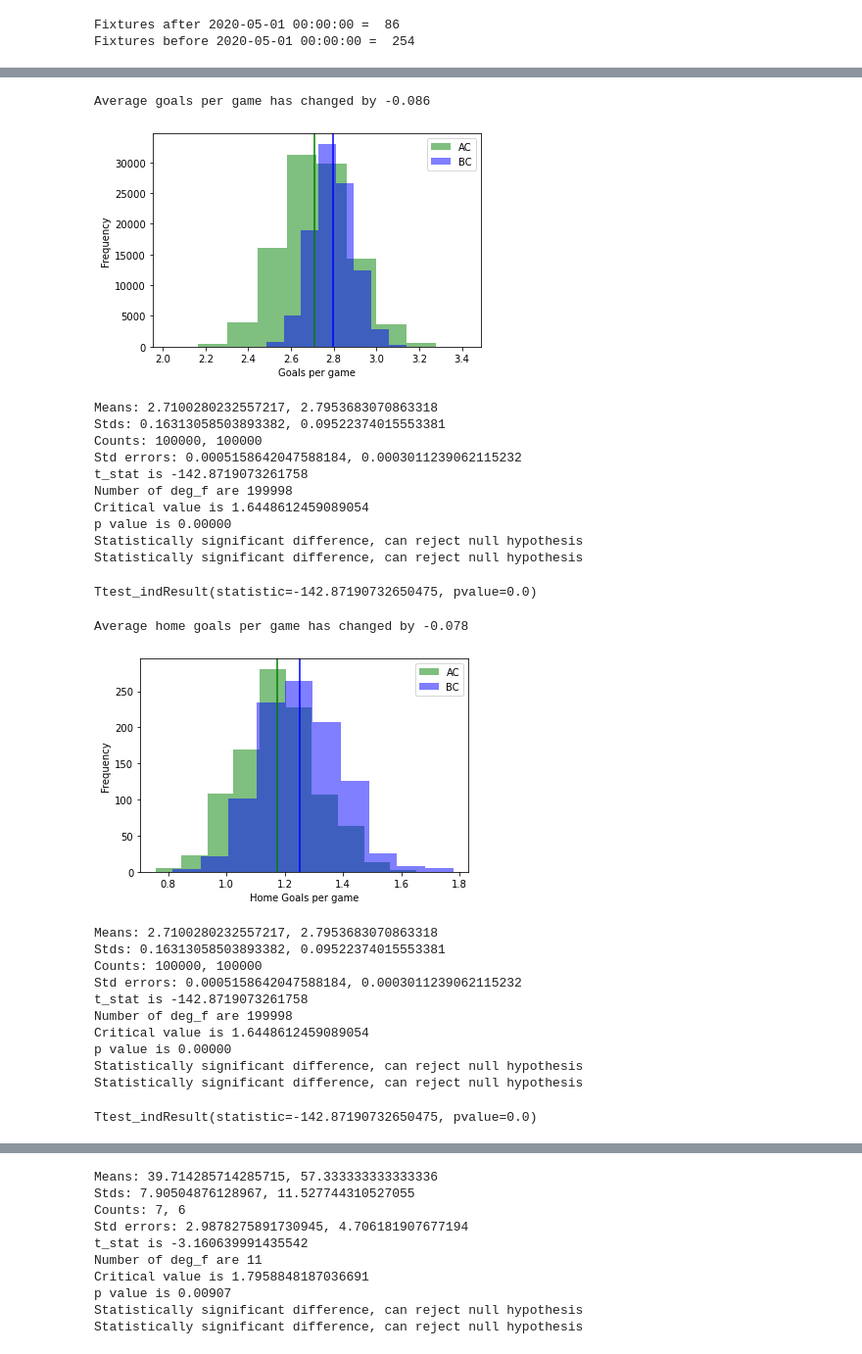
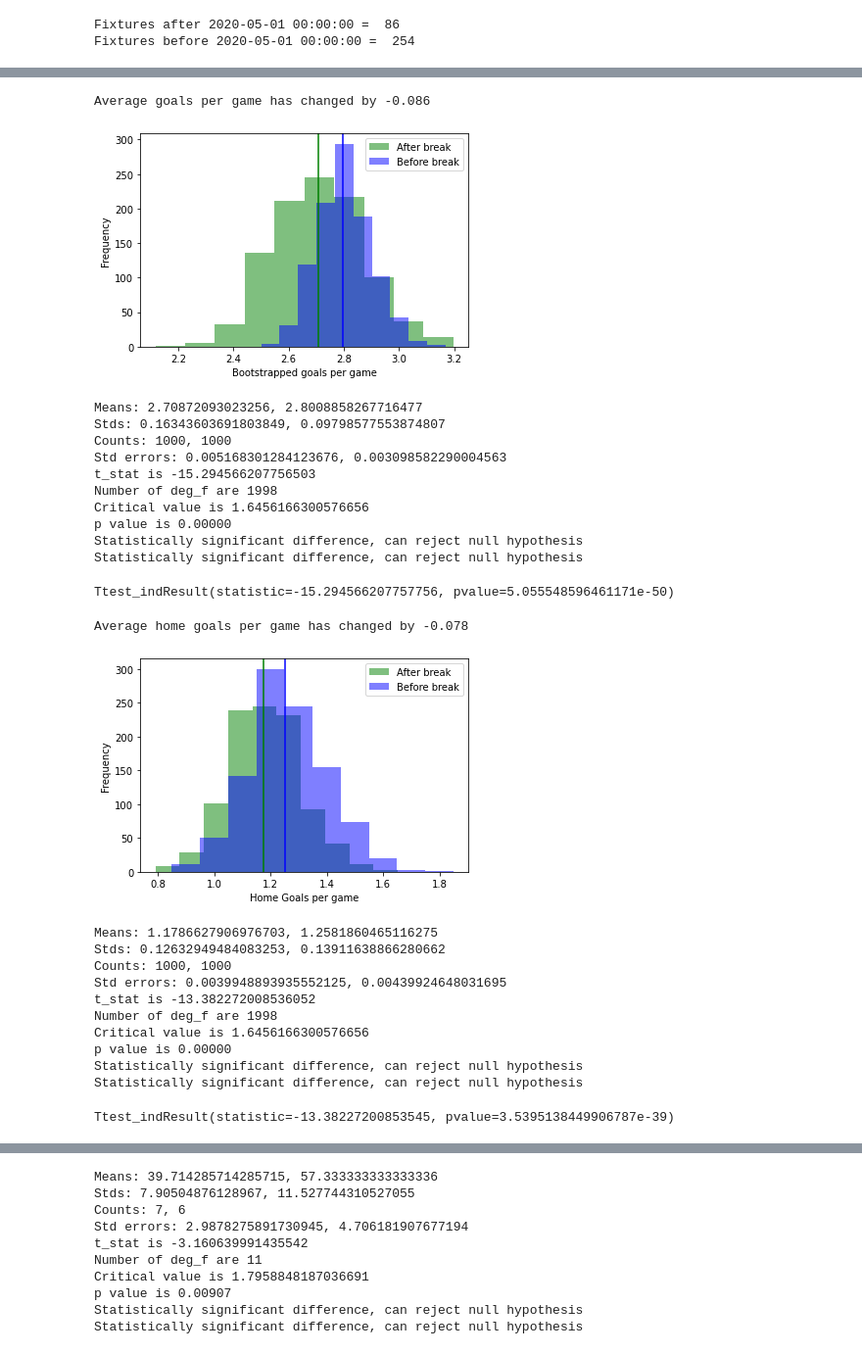
Before and after one commit to conorhamill36/FootballStats, a Jupyter notebook: FootballStats.ipynb, the cells around one changed output, grey strips where cells are left out. Shown: that part at 98% size. Cells and saved outputs as stored; diff of their text form; code cells hidden in the pictures.

```diff
--- a/FootballStats.ipynb
+++ b/FootballStats.ipynb
@@ -115,8 +112,8 @@ Premier League id is 234
 # %%
 def getSeasonIDfromLeagueID(season_name, league_id):
-    url = f"https://elenasport-io1.p.rapidapi.com/v2/leagues/{leagueID}/seasons"
+    url = f"https://elenasport-io1.p.rapidapi.com/v2/leagues/{league_id}/seasons"
     print(f"Season url is {url}")
-    league_data_json = makeRequest(url)
+    league_json = makeRequest(url)
     for key in league_json['data']:
         print(key['leagueName'])
         print(season_name)
@@ -139,13 +137,14 @@ def getFixturesfromSeasonID(season_id):
     print(f"Url is {url}")
     fixtureData = []
 
-    for page_no in range(1, 20):
-        print(f"Getting data from page {page_no}")
+    for page_no in range(1, 25):
+        print(f"\nGetting data from page {page_no}\n")
         querystring = {"page":str(page_no),"expand":"stats,events"}
         season_json = makeRequest(url, querystring)
 
-        for fixture in season_json['data']:
+        for fixture_counter, fixture in enumerate(season_json['data']):
 #             print(f"Date: {fixture['date']}")
+            print(fixture_counter)
             fixtureData.append(getFixtureStats(fixture))
 
     return fixtureData
@@ -211,3 +215,6 @@ fixture_df.tail()
 | 363 | 2019-12-07 15:00:00 | Watford | Crystal Palace | 0 | 0 | 0 | 5 |
 | 364 | 2019-12-07 17:30:00 | Manchester City | Manchester United | 1 | 2 | 0 | 5 |
 | 365 | 2019-12-08 14:00:00 | Aston Villa | Leicester City | 1 | 4 | 0 | 8 |
+# %%
+fixture_df.sort_values(by='Date', inplace = True, ignore_index=True)
+fixture_df
@@ -277,7 +395,7 @@ fixture_df['Sum Goals'] = fixture_df['Away Goals'] + fixture_df['Home Goals']
 # %%
 fixture_df_AC, fixture_df_BC = split_data_by_date(fixture_df, '2020-05-01')
-bootstrapped_fixtures_fixture_df_AC_goals = pd.DataFrame({'Mean Goals' : [fixture_df_AC['Sum Goals'].sample(len(fixture_df_AC['Sum Goals']), replace=True).mean() for i in range(100000)]})
-bootstrapped_fixtures_fixture_df_BC_goals = pd.DataFrame({'Mean Goals' : [fixture_df_BC['Sum Goals'].sample(len(fixture_df_BC['Sum Goals']), replace=True).mean() for i in range(100000)]})
+bootstrapped_fixtures_fixture_df_AC_goals = pd.DataFrame({'Mean Goals' : [fixture_df_AC['Sum Goals'].sample(len(fixture_df_AC['Sum Goals']), replace=True).mean() for i in range(1000)]})
+bootstrapped_fixtures_fixture_df_BC_goals = pd.DataFrame({'Mean Goals' : [fixture_df_BC['Sum Goals'].sample(len(fixture_df_BC['Sum Goals']), replace=True).mean() for i in range(1000)]})
 # %% [output]
 Fixtures after 2020-05-01 00:00:00 =  86
 Fixtures before 2020-05-01 00:00:00 =  254
@@ -284,26 +412,26 @@ Fixtures before 2020-05-01 00:00:00 =  254
 # %%
-bootstrapped_fixtures_fixture_df_AC_goals['Mean Goals'].plot.hist(alpha=0.5, color='green', label= "AC")
-bootstrapped_fixtures_fixture_df_BC_goals['Mean Goals'].plot.hist(alpha=0.5, color='blue', label= "BC")
+bootstrapped_fixtures_fixture_df_AC_goals['Mean Goals'].plot.hist(alpha=0.5, color='green', label= "After break")
+bootstrapped_fixtures_fixture_df_BC_goals['Mean Goals'].plot.hist(alpha=0.5, color='blue', label= "Before break")
 plt.axvline(fixture_df_AC['Sum Goals'].mean(), color='green')
 plt.axvline(fixture_df_BC['Sum Goals'].mean(), color='blue')
 plt.legend()
-plt.xlabel("Goals per game")
+plt.xlabel("Bootstrapped goals per game")
 print("Average goals per game has changed by {:.3f}".format(fixture_df_AC['Sum Goals'].mean() - fixture_df_BC['Sum Goals'].mean()))
 # %% [output]
 Average goals per game has changed by -0.086
-[figure, old version]
+[figure, new version]
 # %%
 calculate_t_statistic(bootstrapped_fixtures_fixture_df_AC_goals['Mean Goals'], bootstrapped_fixtures_fixture_df_BC_goals['Mean Goals'])
-scipy.stats.ttest_ind(bootstrapped_fixtures_fixture_df_AC_goals['Mean Goals'], bootstrapped_fixtures_fixture_df_BC_goals['Mean Goals'])
+stats.ttest_ind(bootstrapped_fixtures_fixture_df_AC_goals['Mean Goals'], bootstrapped_fixtures_fixture_df_BC_goals['Mean Goals'])
 # %% [output]
-Means: 2.7100280232557217, 2.7953683070863318
-Stds: 0.16313058503893382, 0.09522374015553381
-Counts: 100000, 100000
-Std errors: 0.0005158642047588184, 0.0003011239062115232
-t_stat is -142.8719073261758
-Number of deg_f are 199998
-Critical value is 1.6448612459089054
+Means: 2.70872093023256, 2.8008858267716477
+Stds: 0.16343603691803849, 0.09798577553874807
+Counts: 1000, 1000
+Std errors: 0.005168301284123676, 0.003098582290004563
+t_stat is -15.294566207756503
+Number of deg_f are 1998
+Critical value is 1.6456166300576656
 p value is 0.00000
 Statistically significant difference, can reject null hypothesis
 Statistically significant difference, can reject null hypothesis
-Ttest_indResult(statistic=-142.87190732650475, pvalue=0.0)
+Ttest_indResult(statistic=-15.294566207757756, pvalue=5.055548596461171e-50)
@@ -312,8 +441,8 @@ Ttest_indResult(statistic=-142.87190732650475, pvalue=0.0)
 bootstrapped_fixtures_fixture_df_AC_home_goals = pd.DataFrame({'Mean Home Goals' : [fixture_df_AC['Home Goals'].sample(len(fixture_df_AC), replace=True).mean() for i in range(1000)]})
 bootstrapped_fixtures_fixture_df_BC_home_goals = pd.DataFrame({'Mean Home Goals' : [fixture_df_BC['Home Goals'].sample(len(fixture_df_AC), replace=True).mean() for i in range(1000)]})
 # %%
-bootstrapped_fixtures_fixture_df_AC_home_goals['Mean Home Goals'].plot.hist(alpha=0.5, color='green', label= "AC")
-bootstrapped_fixtures_fixture_df_BC_home_goals['Mean Home Goals'].plot.hist(alpha=0.5, color='blue', label= "BC")
+bootstrapped_fixtures_fixture_df_AC_home_goals['Mean Home Goals'].plot.hist(alpha=0.5, color='green', label= "After break")
+bootstrapped_fixtures_fixture_df_BC_home_goals['Mean Home Goals'].plot.hist(alpha=0.5, color='blue', label= "Before break")
 plt.axvline(fixture_df_AC['Home Goals'].mean(), color='green')
 plt.axvline(fixture_df_BC['Home Goals'].mean(), color='blue')
 plt.legend()
@@ -321,22 +450,22 @@ plt.xlabel("Home Goals per game")
 print("Average home goals per game has changed by {:.3f}".format(fixture_df_AC['Home Goals'].mean() - fixture_df_BC['Home Goals'].mean()))
 # %% [output]
 Average home goals per game has changed by -0.078
-[figure, old version]
+[figure, new version]
 # %%
-calculate_t_statistic(bootstrapped_fixtures_fixture_df_AC_goals['Mean Goals'], bootstrapped_fixtures_fixture_df_BC_goals['Mean Goals'])
-scipy.stats.ttest_ind(bootstrapped_fixtures_fixture_df_AC_goals['Mean Goals'], bootstrapped_fixtures_fixture_df_BC_goals['Mean Goals'])
+calculate_t_statistic(bootstrapped_fixtures_fixture_df_AC_home_goals['Mean Home Goals'], bootstrapped_fixtures_fixture_df_BC_home_goals['Mean Home Goals'])
+stats.ttest_ind(bootstrapped_fixtures_fixture_df_AC_home_goals['Mean Home Goals'], bootstrapped_fixtures_fixture_df_BC_home_goals['Mean Home Goals'])
 # %% [output]
-Means: 2.7100280232557217, 2.7953683070863318
-Stds: 0.16313058503893382, 0.09522374015553381
-Counts: 100000, 100000
-Std errors: 0.0005158642047588184, 0.0003011239062115232
-t_stat is -142.8719073261758
-Number of deg_f are 199998
-Critical value is 1.6448612459089054
+Means: 1.1786627906976703, 1.2581860465116275
+Stds: 0.12632949484083253, 0.13911638866280662
+Counts: 1000, 1000
+Std errors: 0.0039948893935552125, 0.00439924648031695
+t_stat is -13.382272008536052
+Number of deg_f are 1998
+Critical value is 1.6456166300576656
 p value is 0.00000
 Statistically significant difference, can reject null hypothesis
 Statistically significant difference, can reject null hypothesis
-Ttest_indResult(statistic=-142.87190732650475, pvalue=0.0)
+Ttest_indResult(statistic=-13.38227200853545, pvalue=3.5395138449906787e-39)
 # %%
 bootstrapped_fixtures_fixture_df_AC_away_goals = pd.DataFrame({'Mean Away Goals' : [fixture_df_AC['Away Goals'].sample(len(fixture_df_AC), replace=True).mean() for i in range(1000)]})
 bootstrapped_fixtures_fixture_df_BC_away_goals = pd.DataFrame({'Mean Away Goals' : [fixture_df_BC['Away Goals'].sample(len(fixture_df_BC), replace=True).mean() for i in range(1000)]})
```
Also changed, not shown: parts of 36 cells of this notebook.
